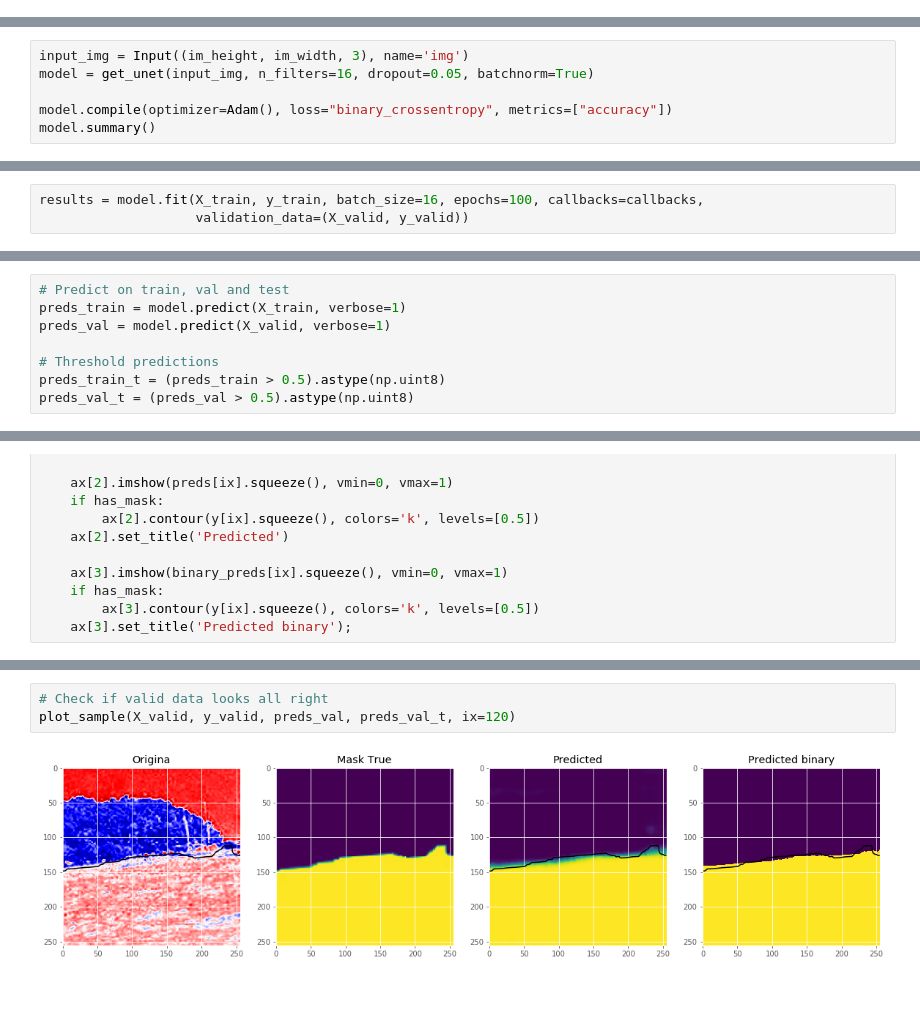
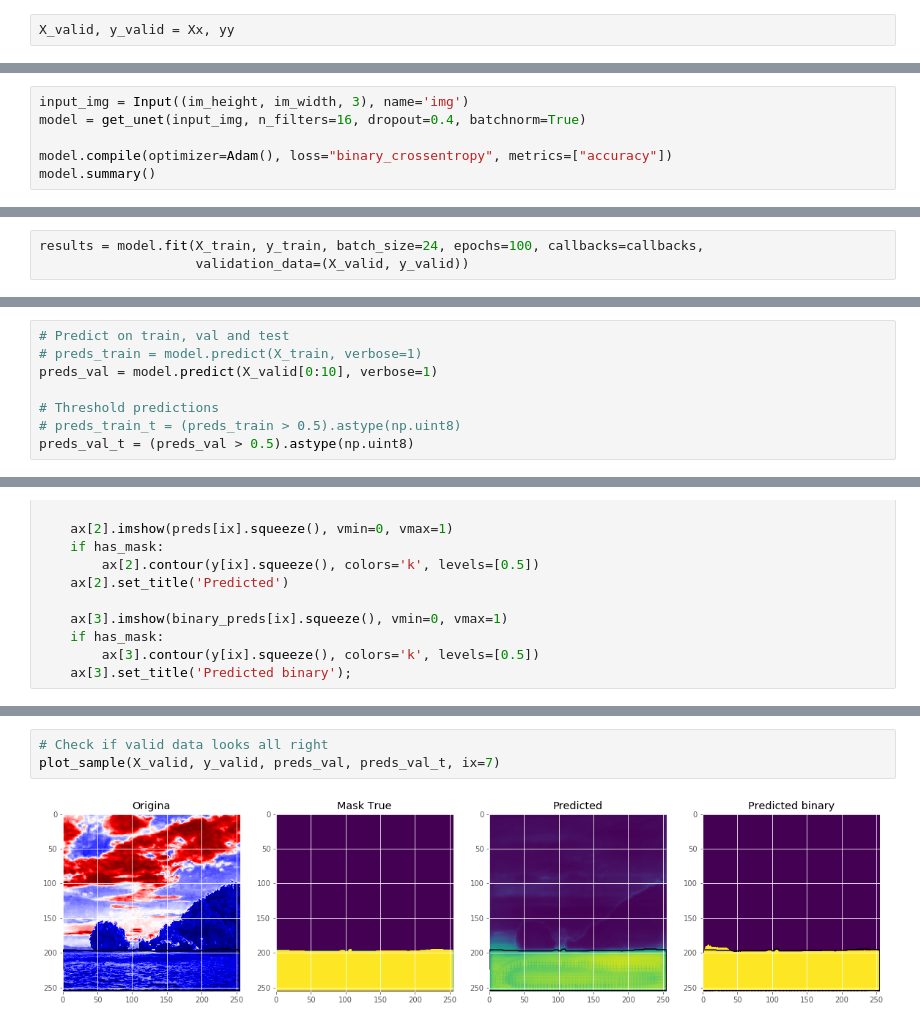
Before and after one commit to nopaixx/beautyImages, a Jupyter notebook: jupyters/WaterModel.ipynb, the cells around one changed output, grey strips where cells are left out. Drawn from its saved outputs; the diff is of its cells as text; blank space fills up the shorter version.

```diff
--- a/jupyters/WaterModel.ipynb
+++ b/jupyters/WaterModel.ipynb
@@ -201,3 +206,5 @@ X_train, X_valid, y_train, y_valid = train_test_split(X, y, test_size=0.15, rand
+# %%
+X_valid, y_valid = Xx, yy
 # %%
 # Check if training data looks all right
 ix = random.randint(0, len(X_train))
@@ -276,7 +283,7 @@ def get_unet(input_img, n_filters=16, dropout=0.5, batchnorm=True):
     return model
 # %%
 input_img = Input((im_height, im_width, 3), name='img')
-model = get_unet(input_img, n_filters=16, dropout=0.05, batchnorm=True)
+model = get_unet(input_img, n_filters=16, dropout=0.4, batchnorm=True)
 
 model.compile(optimizer=Adam(), loss="binary_crossentropy", metrics=["accuracy"])
 model.summary()
@@ -314,6 +321,6 @@ callbacks = [
 # config.gpu_options.per_process_gpu_memory_fraction = 0.1
 # sess = tf.compat.v1.Session(config=config)
 # %%
-results = model.fit(X_train, y_train, batch_size=16, epochs=100, callbacks=callbacks,
+results = model.fit(X_train, y_train, batch_size=24, epochs=100, callbacks=callbacks,
                     validation_data=(X_valid, y_valid))
 # %% [output]
@@ -359,9 +366,9 @@ model.evaluate(X_valid, y_valid, verbose=1)
 # %%
 # Predict on train, val and test
-preds_train = model.predict(X_train, verbose=1)
-preds_val = model.predict(X_valid, verbose=1)
+# preds_train = model.predict(X_train, verbose=1)
+preds_val = model.predict(X_valid[0:10], verbose=1)
 
 # Threshold predictions
-preds_train_t = (preds_train > 0.5).astype(np.uint8)
+# preds_train_t = (preds_train > 0.5).astype(np.uint8)
 preds_val_t = (preds_val > 0.5).astype(np.uint8)
 # %% [output]
@@ -400,5 +424,5 @@ plot_sample(X_train, y_train, preds_train, preds_train_t, ix=15)
 # %%
 # Check if valid data looks all right
-plot_sample(X_valid, y_valid, preds_val, preds_val_t, ix=120)
+plot_sample(X_valid, y_valid, preds_val, preds_val_t, ix=7)
 # %% [output]
-[figure, old version]
+[figure, new version]
```
Also changed, not shown: parts of 16 cells of this notebook, 4 other files.
